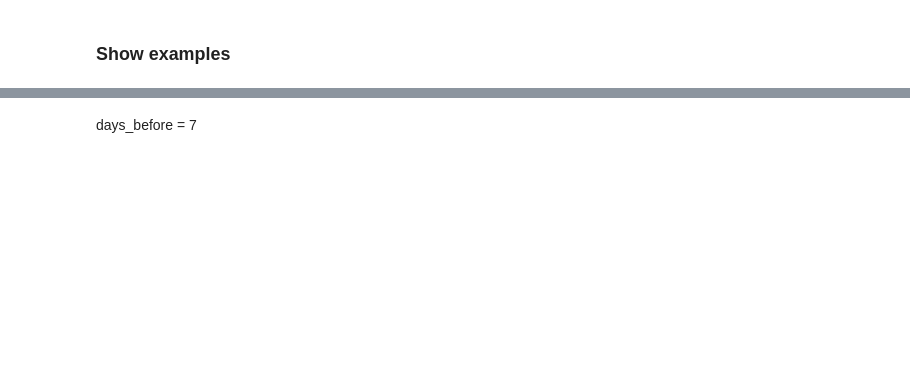
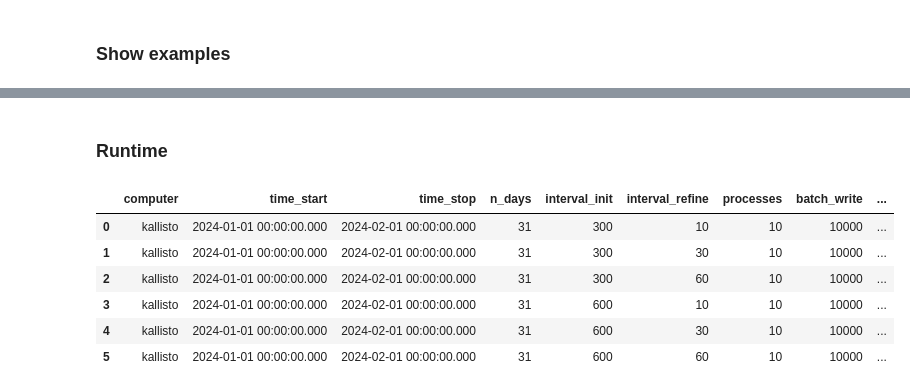
Before and after one commit to skiehl/pasiphae-survey-planner, a Jupyter notebook: Develop_ObservabilityStatusUpdate.ipynb, the cells around one changed output, grey strips where cells are left out. Cells and saved outputs as stored; diff of their text form; code cells hidden in the pictures; blank space fills up the shorter version.

```diff
--- a/Develop_ObservabilityStatusUpdate.ipynb
+++ b/Develop_ObservabilityStatusUpdate.ipynb
@@ -1124,2 +1160,20 @@ durations_init
-# %% [markdown]
-days_before = 7
+# %% [markdown]
+### Runtime
+# %%
+runtime = pd.read_csv(
+        'timegrid_tests.dat',
+        names=['computer', 'time_start', 'time_stop', 'n_days', 'interval_init', 'interval_refine', 'processes',
+               'batch_write', 'test_id', 'runtime (days)']
+        )
+runtime.sort_values(by=['interval_init', 'interval_refine'], ignore_index=True, inplace=True)
+runtime['runtime (min)'] = runtime['runtime (days)'] * 24 * 60
+del runtime['runtime (days)']
+runtime
+# %% [output]
+|  | computer | time_start | time_stop | n_days | interval_init | interval_refine | processes | batch_write | ... |
+| 0 | kallisto | 2024-01-01 00:00:00.000 | 2024-02-01 00:00:00.000 | 31 | 300 | 10 | 10 | 10000 | ... |
+| 1 | kallisto | 2024-01-01 00:00:00.000 | 2024-02-01 00:00:00.000 | 31 | 300 | 30 | 10 | 10000 | ... |
+| 2 | kallisto | 2024-01-01 00:00:00.000 | 2024-02-01 00:00:00.000 | 31 | 300 | 60 | 10 | 10000 | ... |
+| 3 | kallisto | 2024-01-01 00:00:00.000 | 2024-02-01 00:00:00.000 | 31 | 600 | 10 | 10 | 10000 | ... |
+| 4 | kallisto | 2024-01-01 00:00:00.000 | 2024-02-01 00:00:00.000 | 31 | 600 | 30 | 10 | 10000 | ... |
+| 5 | kallisto | 2024-01-01 00:00:00.000 | 2024-02-01 00:00:00.000 | 31 | 600 | 60 | 10 | 10000 | ... |
```
Also changed, not shown: parts of 8 cells of this notebook, 1 other file.
